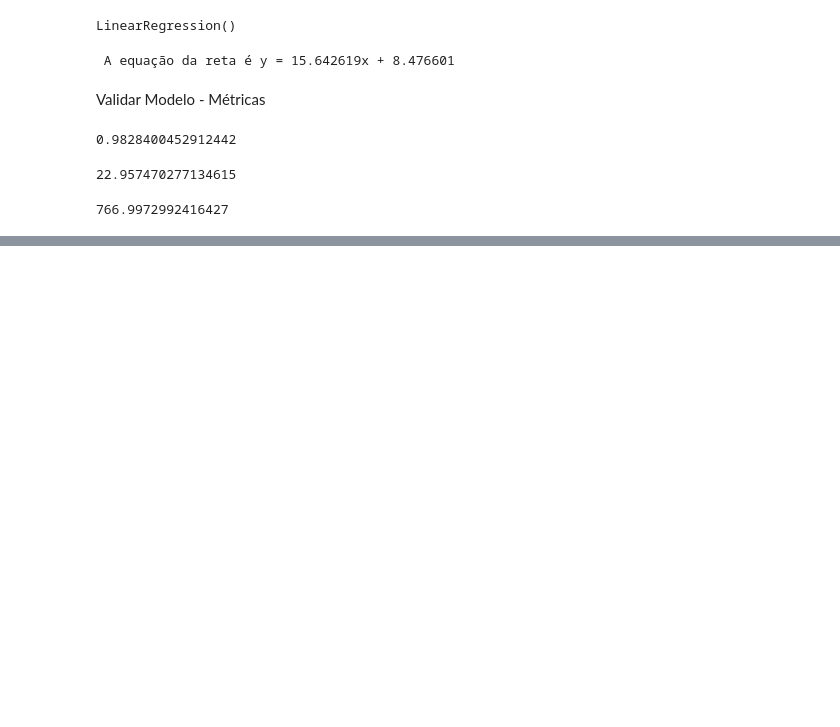
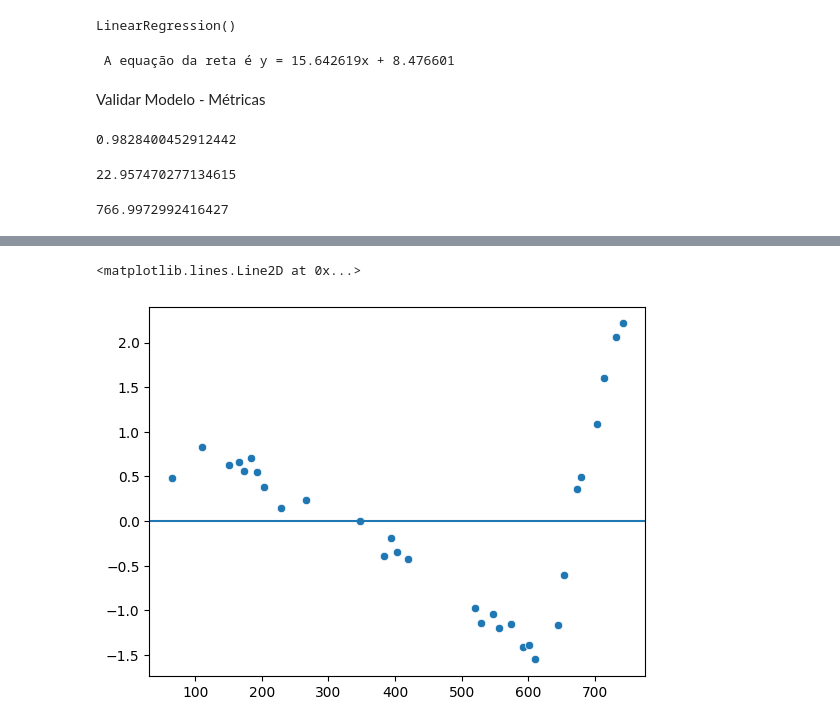
Before and after one commit to AlexandreFeltrin/EstudoIA, a Jupyter notebook: RegressaoLinearSimp/educationhours.ipynb, the cells around one changed output, grey strips where cells are left out. Drawn from its saved outputs; the diff is of its cells as text; code cells hidden in the pictures; blank space fills up the shorter version.

```diff
--- a/RegressaoLinearSimp/educationhours.ipynb
+++ b/RegressaoLinearSimp/educationhours.ipynb
@@ -161,0 +190,9 @@ mean_squared_error(y_test,y_pred)
+# %%
+# Calcular os reísudos padronizados (standardization)
+# Para cada elemento de um conjunto (X - media) / desvio_padrao
+
+from scipy.stats import zscore
+
+residuos_std = zscore(residuos)
+
+print (residuos_std)
@@ -161,0 +217,13 @@ mean_squared_error(y_test,y_pred)
+# %%
+# Verificar Linearidade do modelo :
+# Se os residuos entre -2 e +2 (na escala padrão) - indica linearidade
+
+#Verificar homogeneidade das variâncias  (Homocedasticidade)
+# Valores estiver em torno da reta, temos homoceasticidade, caso contrario,
+#Se tivermos alguma tendencia ou padrã (  forma um cone, funil) há hetereocesticidade
+
+sns.scatterplot(x = y_pred.reshape(-1), y= residuos_std.reshape(-1))
+plt.axhline(y=0)
+# %% [output]
+<matplotlib.lines.Line2D at 0x...>
+[figure, added]
```
Also changed, not shown: parts of 16 cells of this notebook, 5 other files.
